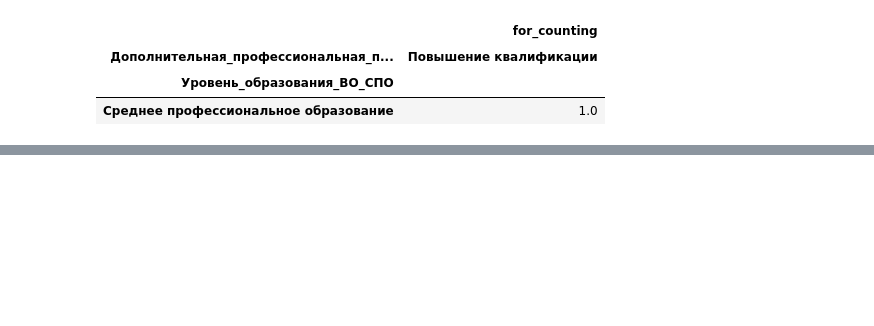
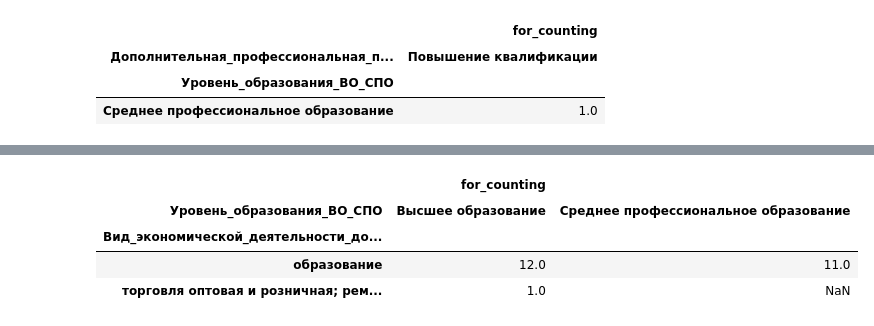
Before and after one commit to t0r1n88/Lindy, a Jupyter notebook: report_1PK.ipynb, the cells around one changed output, grey strips where cells are left out. Saved outputs shown, nothing was run; the diff lists cells and outputs as text; code cells hidden in the pictures; blank space fills up the shorter version.

```diff
--- a/report_1PK.ipynb
+++ b/report_1PK.ipynb
@@ -901,0 +1015,21 @@ wb['Раздел 2.1'].column_dimensions['F'].width = 30
+# %%
+# Считаем по уровню образованию
+# Создаем список категорий слушателей которых нужно посчитать
+lst_2_2_obraz = ['работник предприятия или организации','работник образовательной организации','лицо, замещающее государственную должность или должность ГГС'
+           ,'лицо,замещающее муниципальную должность или должность муниципальной службы','лицо,уволенное с военной службы','незанятое лицо по направлению СЗ','безработный по направлению СЗ','другое']
+
+
+df_2_3_1_obraz_base = df_2_3_1.loc[df_2_1['Категория_слушателя'].isin(lst_2_2_obraz)]
+# %%
+df_2_3_1_obraz = pd.pivot_table(df_2_3_1_obraz_base,index=['Вид_экономической_деятельности_дополнительной_профессиональной_программы'],
+                               columns=['Уровень_образования_ВО_СПО'],
+                               values=['for_counting'],
+                               aggfunc='sum')
+# %%
+df_2_3_1_obraz
+# %% [output]
+|  | for_counting |  |
+| Уровень_образования_ВО_СПО | Высшее образование | Среднее профессиональное образование |
+| Вид_экономической_деятельности_до... |  |  |
+| образование | 12.0 | 11.0 |
+| торговля оптовая и розничная; рем... | 1.0 | NaN |
```
Also changed, not shown: parts of 34 cells of this notebook.
